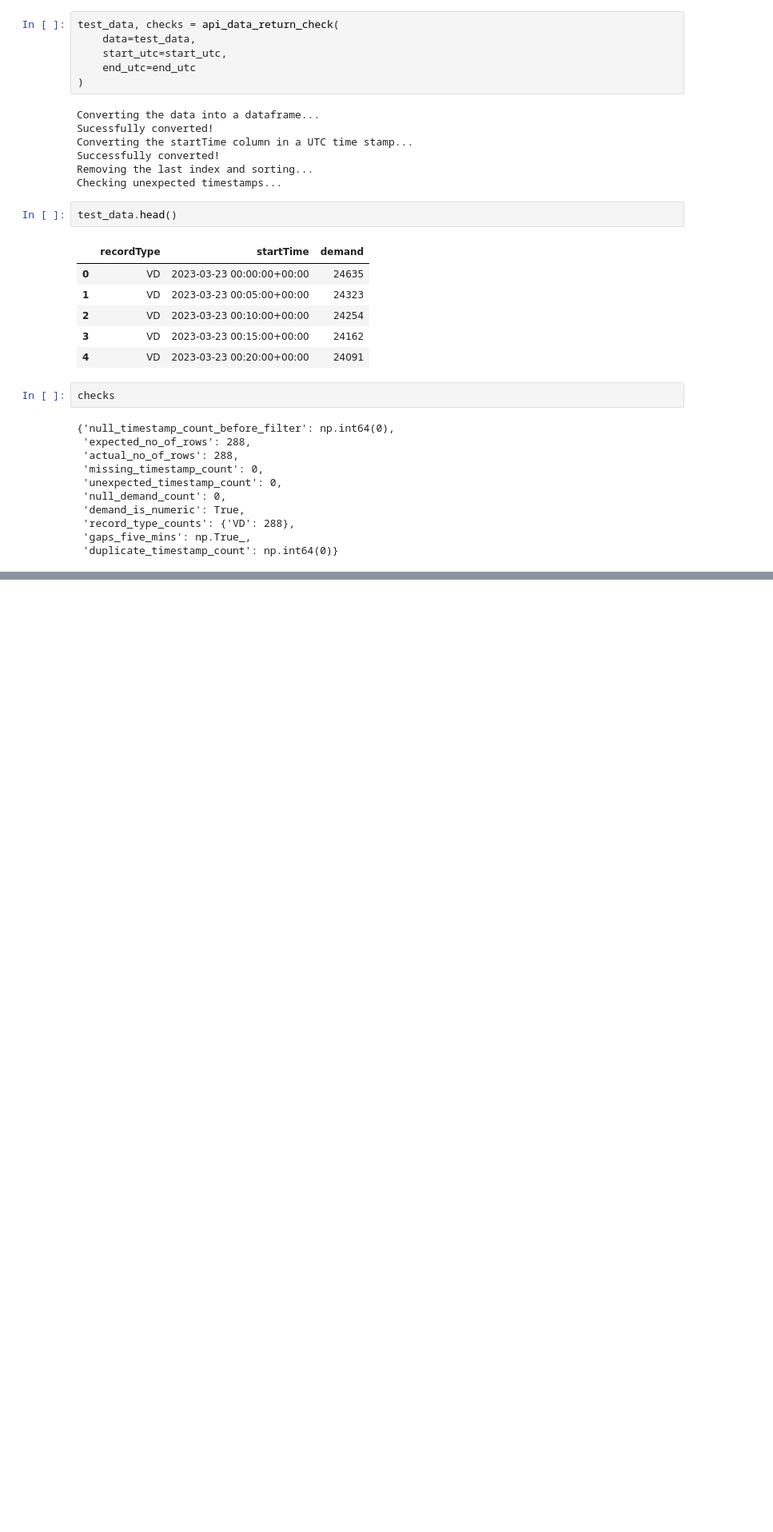
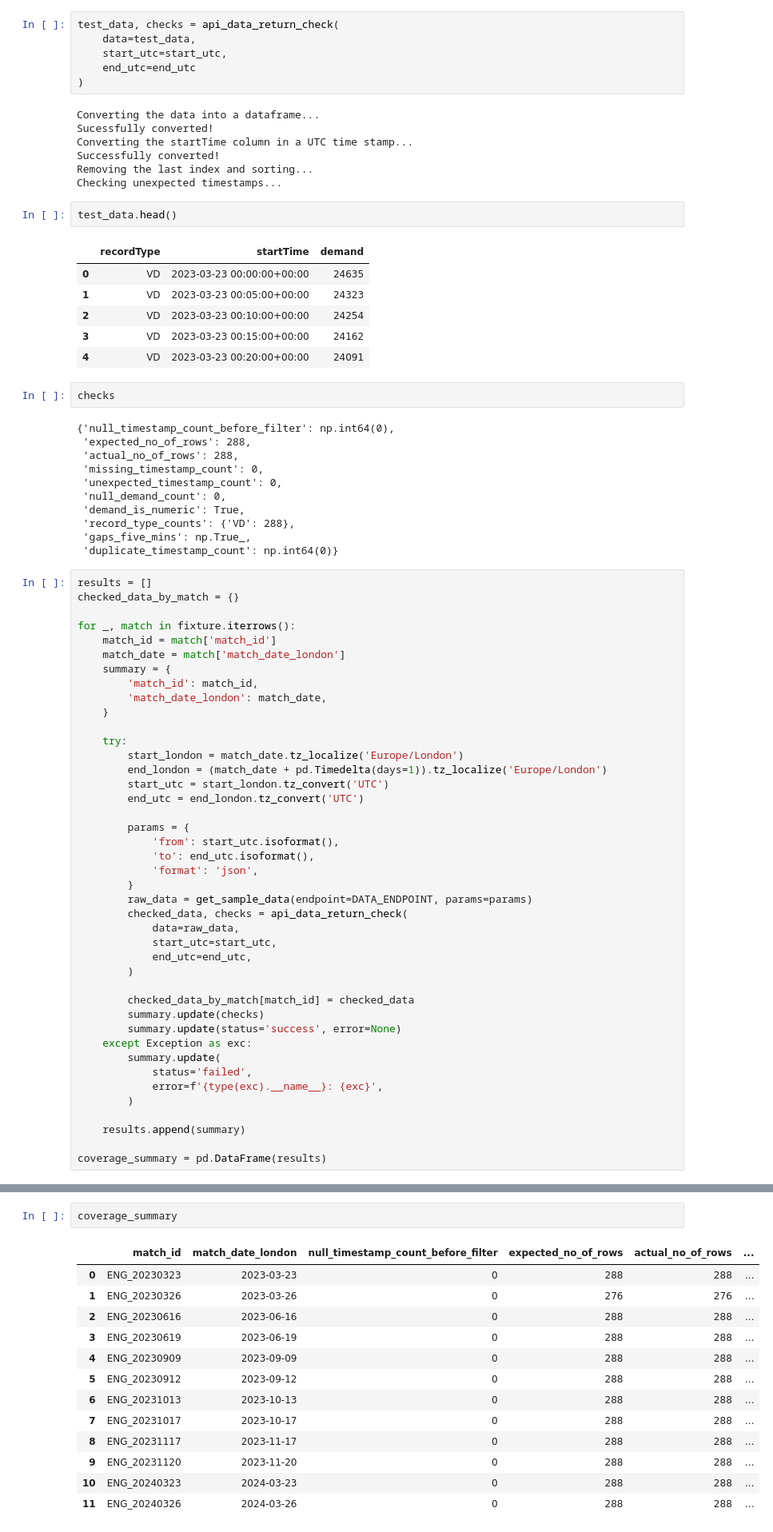
Before and after one commit to Ak62007/Halftime-Effect, a Jupyter notebook: notebooks/02_fixture_data_coverage.ipynb, the cells around one changed output, grey strips where cells are left out. Shown at 80% size. Saved outputs shown, nothing was run; the diff lists cells and outputs as text; blank space fills up the shorter version.

Commit message:
Done the fixture data availability and quality check

```diff
--- a/notebooks/02_fixture_data_coverage.ipynb
+++ b/notebooks/02_fixture_data_coverage.ipynb
@@ -170,3 +172,45 @@ checks
  'record_type_counts': {'VD': 288},
  'gaps_five_mins': np.True_,
  'duplicate_timestamp_count': np.int64(0)}
+# %%
+results = []
+checked_data_by_match = {}
+
+for _, match in fixture.iterrows():
+    match_id = match['match_id']
+    match_date = match['match_date_london']
+    summary = {
+        'match_id': match_id,
+        'match_date_london': match_date,
+    }
+
+    try:
+        start_london = match_date.tz_localize('Europe/London')
+        end_london = (match_date + pd.Timedelta(days=1)).tz_localize('Europe/London')
+        start_utc = start_london.tz_convert('UTC')
+        end_utc = end_london.tz_convert('UTC')
+
+        params = {
+            'from': start_utc.isoformat(),
+            'to': end_utc.isoformat(),
+            'format': 'json',
+        }
+        raw_data = get_sample_data(endpoint=DATA_ENDPOINT, params=params)
+        checked_data, checks = api_data_return_check(
+            data=raw_data,
+            start_utc=start_utc,
+            end_utc=end_utc,
+        )
+
+        checked_data_by_match[match_id] = checked_data
+        summary.update(checks)
+        summary.update(status='success', error=None)
+    except Exception as exc:
+        summary.update(
+            status='failed',
+            error=f'{type(exc).__name__}: {exc}',
+        )
+
+    results.append(summary)
+
+coverage_summary = pd.DataFrame(results)
@@ -172,0 +235,16 @@ checks
+# %%
+coverage_summary
+# %% [output]
+|  | match_id | match_date_london | null_timestamp_count_before_filter | expected_no_of_rows | actual_no_of_rows | ... |
+| 0 | ENG_20230323 | 2023-03-23 | 0 | 288 | 288 | ... |
+| 1 | ENG_20230326 | 2023-03-26 | 0 | 276 | 276 | ... |
+| 2 | ENG_20230616 | 2023-06-16 | 0 | 288 | 288 | ... |
+| 3 | ENG_20230619 | 2023-06-19 | 0 | 288 | 288 | ... |
+| 4 | ENG_20230909 | 2023-09-09 | 0 | 288 | 288 | ... |
+| 5 | ENG_20230912 | 2023-09-12 | 0 | 288 | 288 | ... |
+| 6 | ENG_20231013 | 2023-10-13 | 0 | 288 | 288 | ... |
+| 7 | ENG_20231017 | 2023-10-17 | 0 | 288 | 288 | ... |
+| 8 | ENG_20231117 | 2023-11-17 | 0 | 288 | 288 | ... |
+| 9 | ENG_20231120 | 2023-11-20 | 0 | 288 | 288 | ... |
+| 10 | ENG_20240323 | 2024-03-23 | 0 | 288 | 288 | ... |
+| 11 | ENG_20240326 | 2024-03-26 | 0 | 288 | 288 | ... |
```
Also changed, not shown: parts of 9 cells of this notebook.
